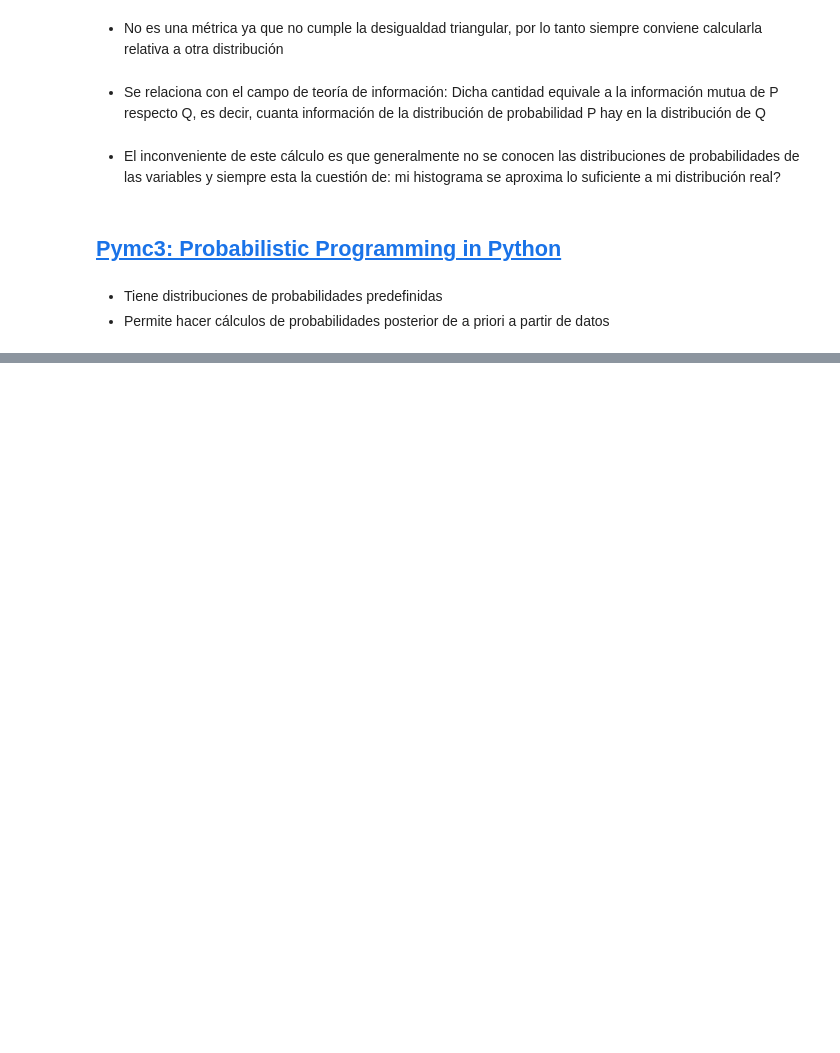
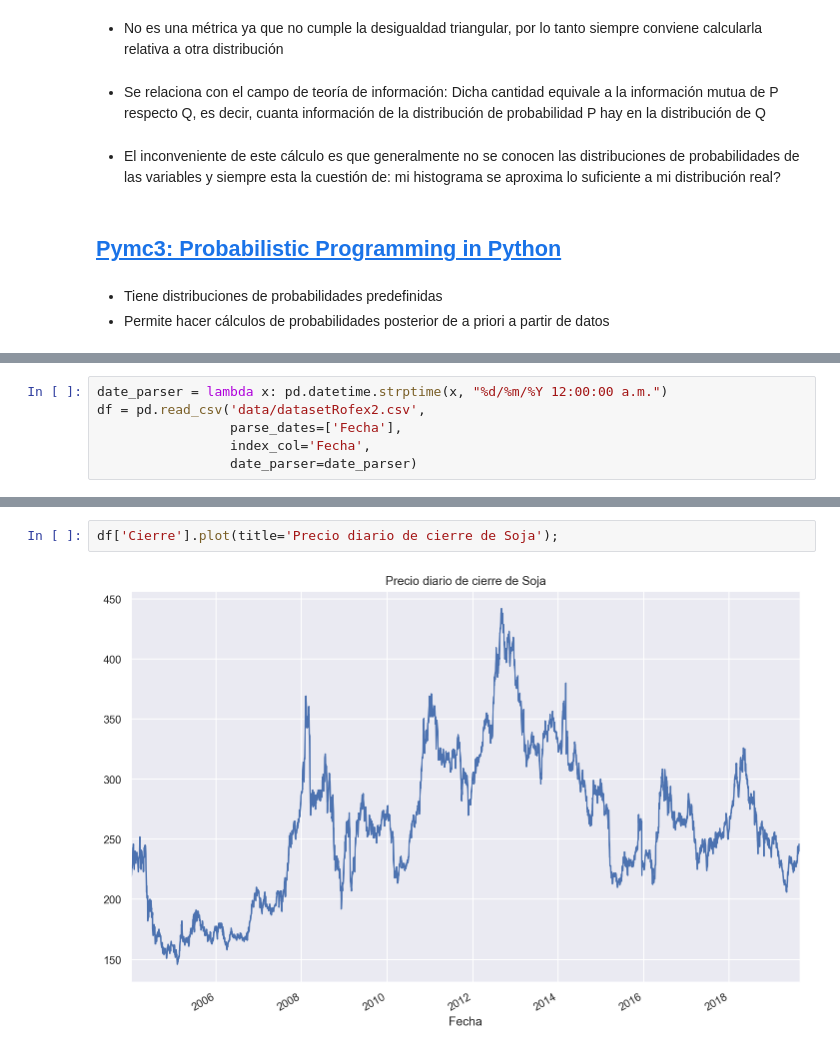
Before and after one commit to lambdaclass/data_etudes, a Jupyter notebook: clases/clase_5/clase_5_bayes_kld_pymc3.ipynb, the cells around one changed output, grey strips where cells are left out. Drawn from its saved outputs; the diff is of its cells as text; blank space fills up the shorter version.

```diff
--- a/clases/clase_5/clase_5_bayes_kld_pymc3.ipynb
+++ b/clases/clase_5/clase_5_bayes_kld_pymc3.ipynb
@@ -60,0 +64,6 @@ sns.set(rc={'figure.figsize': (12,8)})
+# %%
+date_parser = lambda x: pd.datetime.strptime(x, "%d/%m/%Y 12:00:00 a.m.")
+df = pd.read_csv('data/datasetRofex2.csv',
+                 parse_dates=['Fecha'],
+                 index_col='Fecha',
+                 date_parser=date_parser)
@@ -60,0 +80,4 @@ sns.set(rc={'figure.figsize': (12,8)})
+# %%
+df['Cierre'].plot(title='Precio diario de cierre de Soja');
+# %% [output]
+[figure, added]
```
Also changed, not shown: parts of 22 cells of this notebook, 10 other files.
